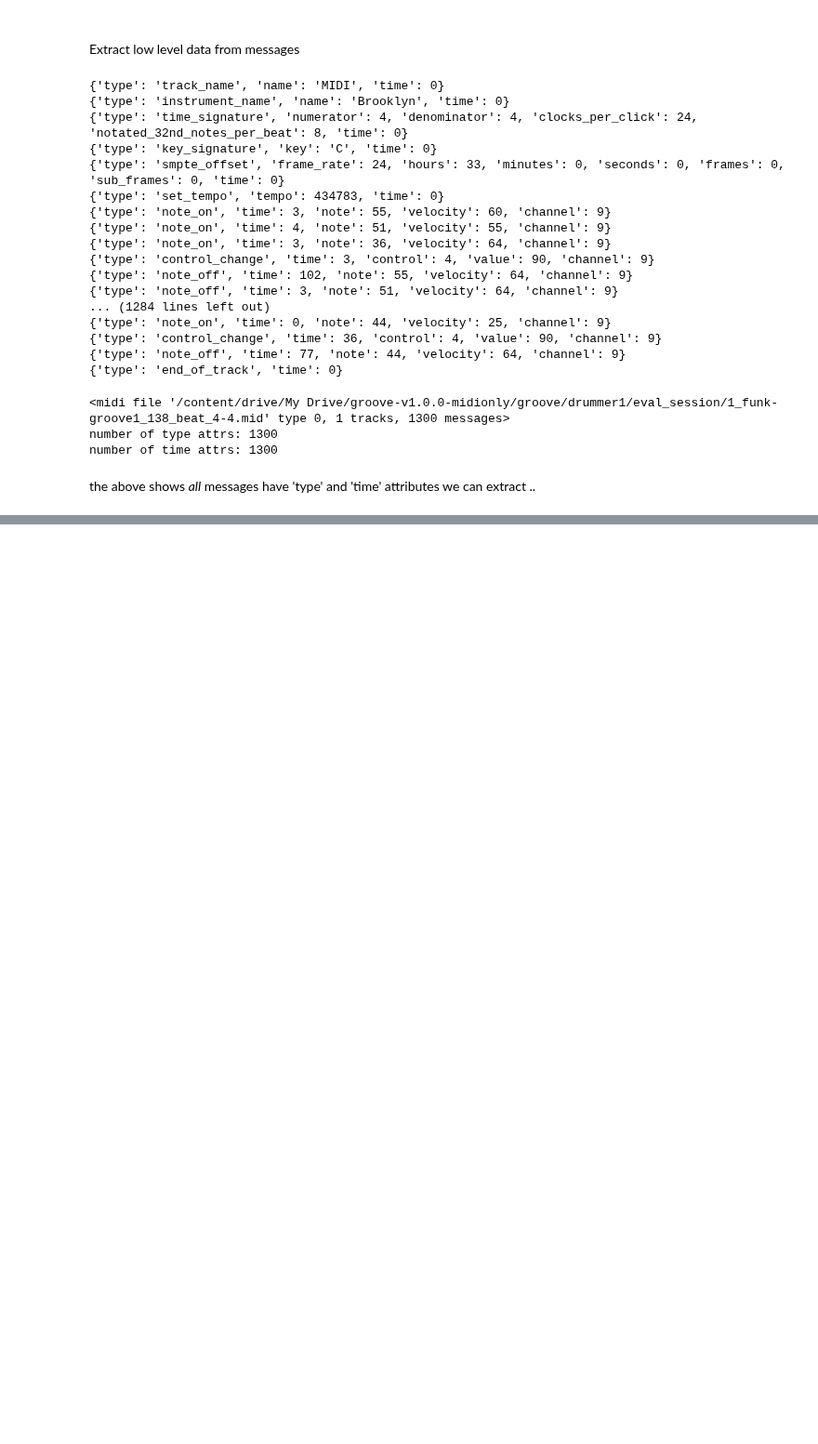
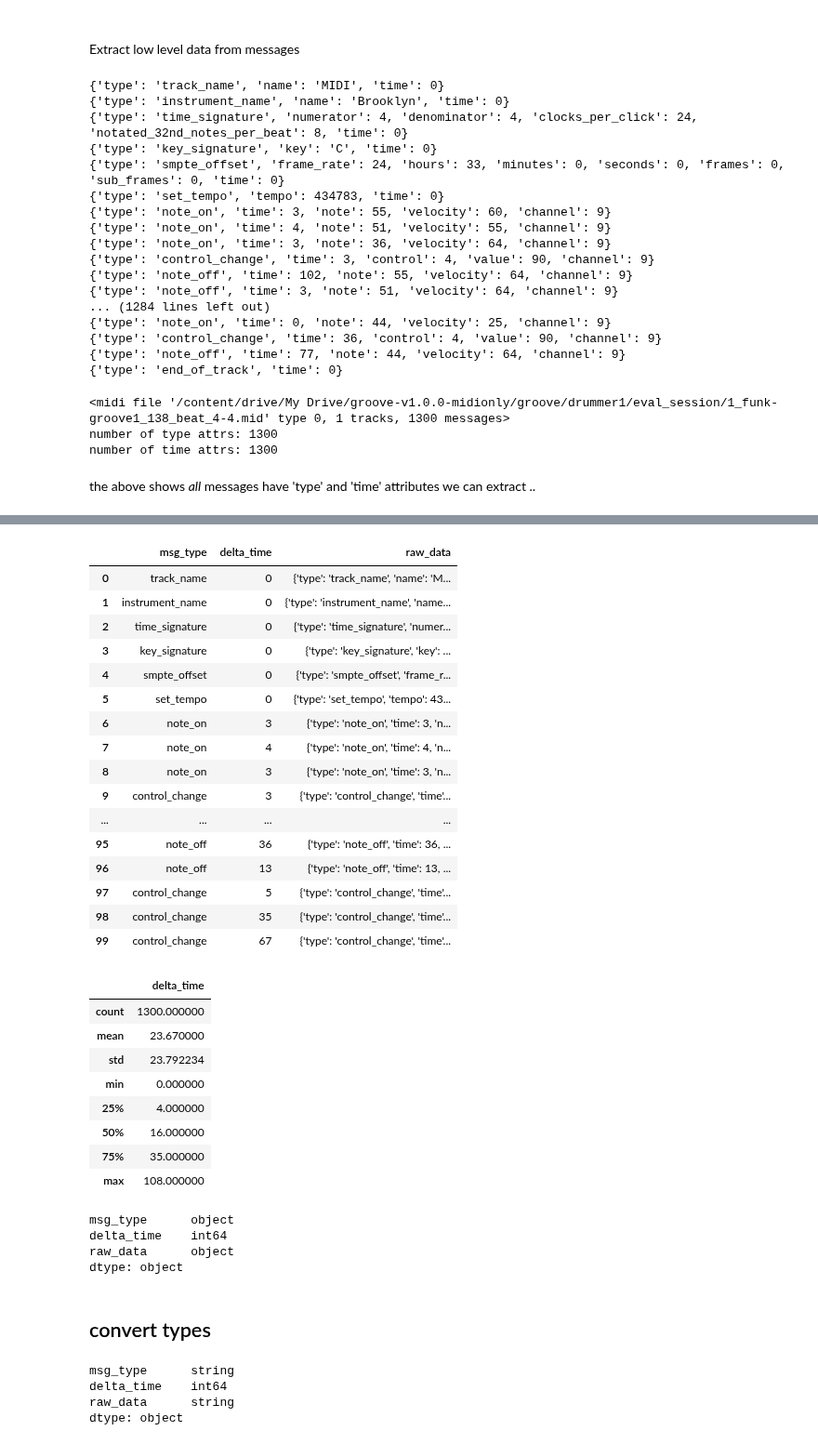
Before and after one commit to curtiscu/LYIT, a Jupyter notebook: LYIT_Diss_MIDI_Mido_1.ipynb, the cells around one changed output, grey strips where cells are left out. Shown at 93% size. Saved outputs shown, nothing was run; the diff lists cells and outputs as text; code cells hidden in the pictures; blank space fills up the shorter version.

```diff
--- a/LYIT_Diss_MIDI_Mido_1.ipynb
+++ b/LYIT_Diss_MIDI_Mido_1.ipynb
@@ -246,8 +253,8 @@ For every MIDI message, looks like I should initially capture ..
 Beyond the above, I need to parse and pull out note_on and velocity and figure out how to store it.
 # %%
 # set column headers..
-type_col = 'type'
-time_col = 'time'
+type_col = 'msg_type'
+time_col = 'delta_time'
 raw_col = 'raw_data'
 # %% [markdown]
 Suggestions for loading data into dataframes here ....
@@ -260,13 +268,10 @@ df_setup = []
 for msg in mid.tracks[0]:
     df_setup.append(
         {
-            type_col: msg.dict()[type_col],
-            time_col: msg.dict()[time_col],
-            raw_col:  msg.dict()
+            type_col: msg.dict()['type'],
+            time_col: msg.dict()['time'],
+            raw_col:  str(msg.dict())
         }
     )
 
 df_midi_1 = pd.DataFrame(df_setup)
-
-df_midi_1.head(100)
-df_midi_1.describe()
@@ -305,0 +302,44 @@ df_midi_1.describe()
+# %%
+df_midi_1.head(100)
+df_midi_1.describe()
+df_midi_1.dtypes
+# %% [output]
+|  | msg_type | delta_time | raw_data |
+| 0 | track_name | 0 | {'type': 'track_name', 'name': 'M... |
+| 1 | instrument_name | 0 | {'type': 'instrument_name', 'name... |
+| 2 | time_signature | 0 | {'type': 'time_signature', 'numer... |
+| 3 | key_signature | 0 | {'type': 'key_signature', 'key': ... |
+| 4 | smpte_offset | 0 | {'type': 'smpte_offset', 'frame_r... |
+| 5 | set_tempo | 0 | {'type': 'set_tempo', 'tempo': 43... |
+| 6 | note_on | 3 | {'type': 'note_on', 'time': 3, 'n... |
+| 7 | note_on | 4 | {'type': 'note_on', 'time': 4, 'n... |
+| 8 | note_on | 3 | {'type': 'note_on', 'time': 3, 'n... |
+| 9 | control_change | 3 | {'type': 'control_change', 'time'... |
+| ... | ... | ... | ... |
+| 95 | note_off | 36 | {'type': 'note_off', 'time': 36, ... |
+| 96 | note_off | 13 | {'type': 'note_off', 'time': 13, ... |
+| 97 | control_change | 5 | {'type': 'control_change', 'time'... |
+| 98 | control_change | 35 | {'type': 'control_change', 'time'... |
+| 99 | control_change | 67 | {'type': 'control_change', 'time'... |
+|  | delta_time |
+| count | 1300.000000 |
+| mean | 23.670000 |
+| std | 23.792234 |
+| min | 0.000000 |
+| 25% | 4.000000 |
+| 50% | 16.000000 |
+| 75% | 35.000000 |
+| max | 108.000000 |
+msg_type      object
+delta_time    int64
+raw_data      object
+dtype: object
+# %% [markdown]
+## convert types
+# %%
+df_midi_1.infer_objects().dtypes
+# %% [output]
+msg_type      string
+delta_time    int64
+raw_data      string
+dtype: object
```
Also changed, not shown: parts of 13 cells of this notebook.
